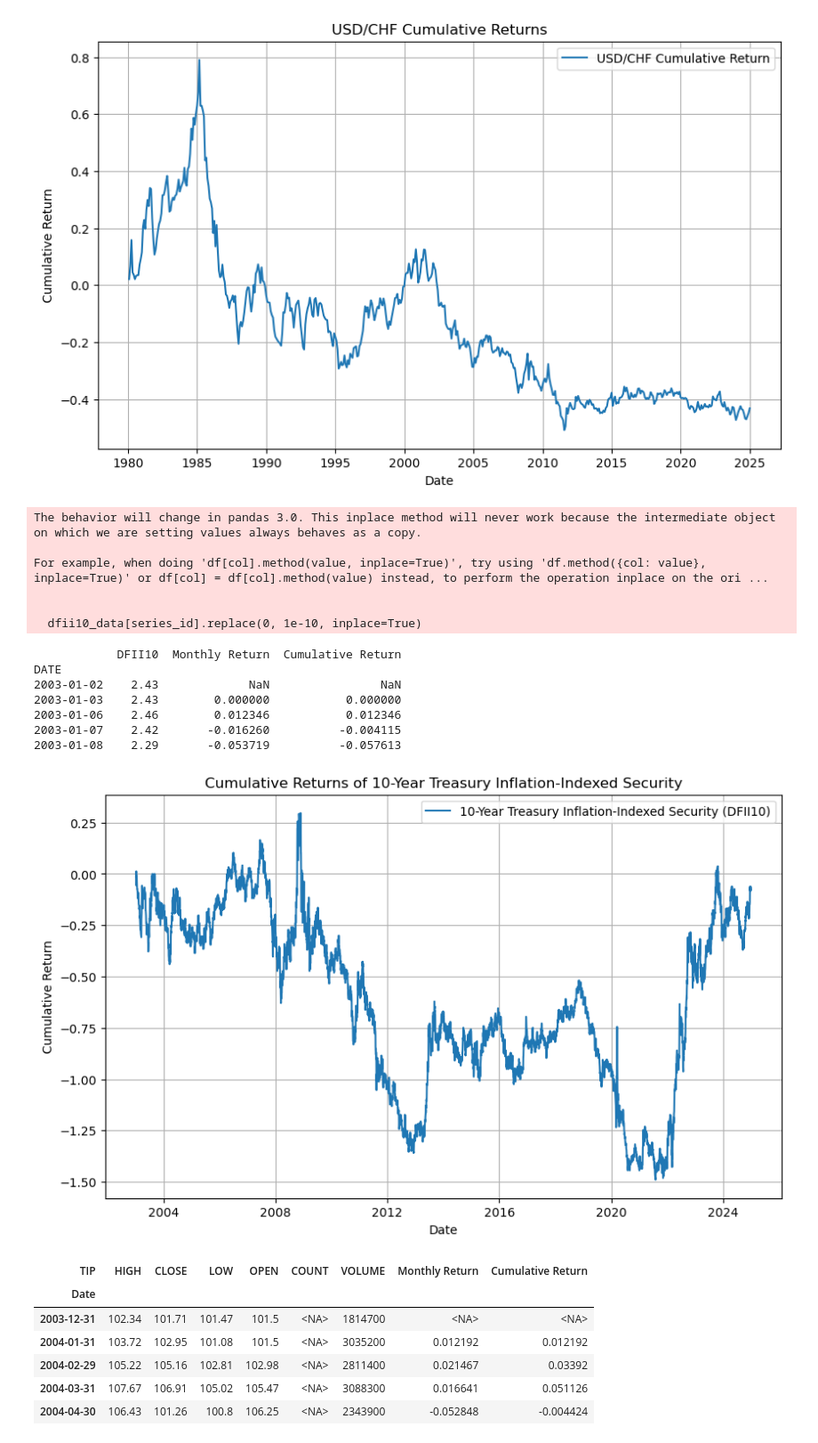
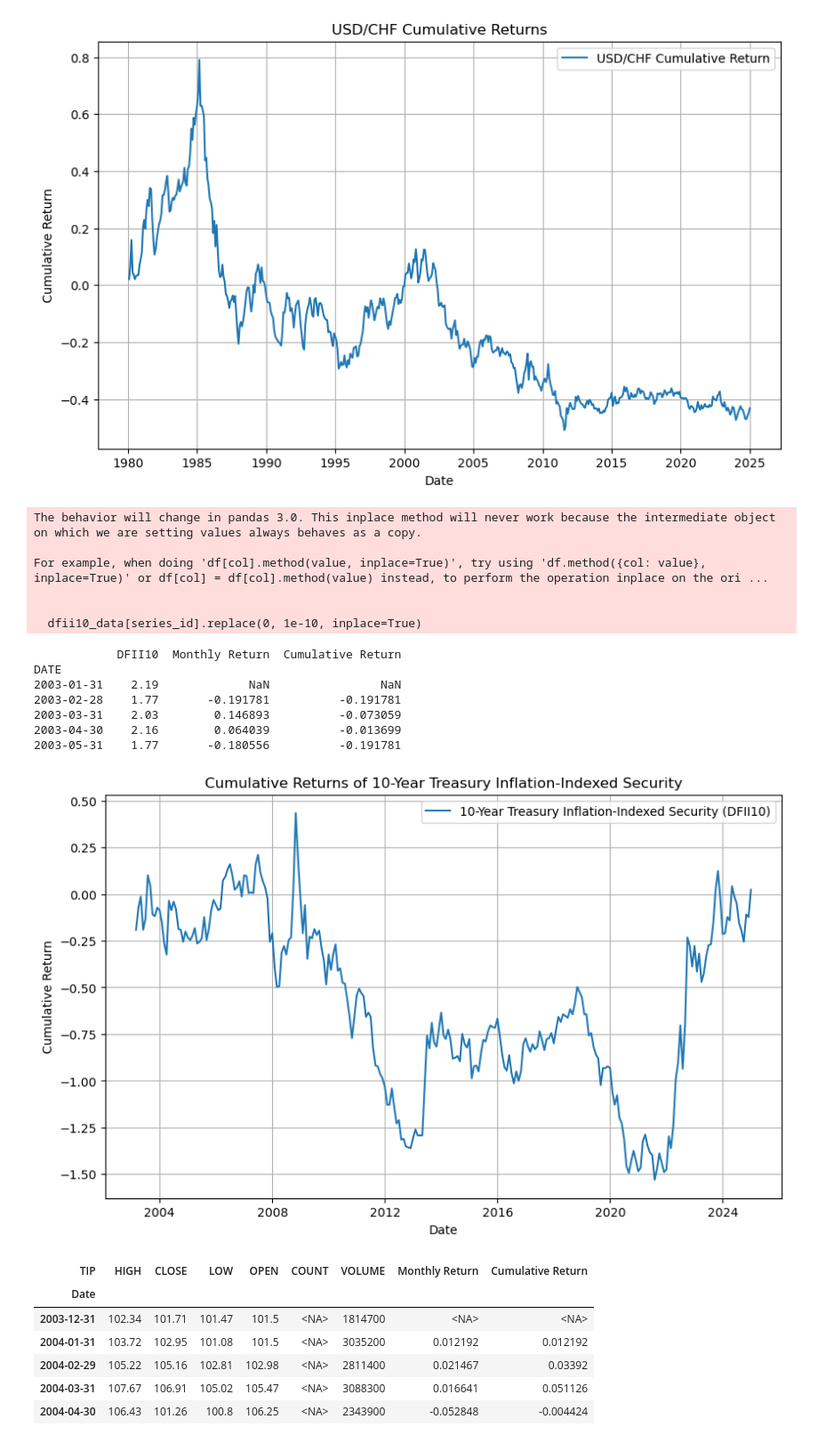
Before and after one commit to luispeixoto21/thesis, a Jupyter notebook: Python Code Thesis.ipynb, the cells around one changed output. Shown at 89% size. Drawn from its saved outputs; the diff is of its cells as text; code cells hidden in the pictures.

```diff
--- a/Python Code Thesis.ipynb
+++ b/Python Code Thesis.ipynb
@@ -1199,40 +1250,43 @@ dfii10_data = web.DataReader(series_id, 'fred', start_date, end_date)
 
 # Ensure the data is sorted by date
 dfii10_data.sort_index(inplace=True)
+
+# Resample to end-of-month data
+dfii10_data = dfii10_data.resample('M').last()
 
 # Replace 0 yields with a small value
 dfii10_data[series_id].replace(0, 1e-10, inplace=True)
 
 # Calculate Monthly Returns based on yield changes
 dfii10_data['Monthly Return'] = dfii10_data[series_id].pct_change()
 
 # Calculate Cumulative Returns
 dfii10_data['Cumulative Return'] = (1 + dfii10_data['Monthly Return']).cumprod() - 1
 
 # Display the first few rows of the data
 print(dfii10_data.head())
 
 # Plot the cumulative returns
 plt.figure(figsize=(10, 6))
 plt.plot(dfii10_data.index, dfii10_data['Cumulative Return'], label='10-Year Treasury Inflation-Indexed Security (DFII10)')
 plt.title('Cumulative Returns of 10-Year Treasury Inflation-Indexed Security')
 plt.xlabel('Date')
 plt.ylabel('Cumulative Return')
 plt.legend()
 plt.grid()
 plt.show()
 # %% [output]
 The behavior will change in pandas 3.0. This inplace method will never work because the intermediate object on which we are setting values always behaves as a copy.
 
 For example, when doing 'df[col].method(value, inplace=True)', try using 'df.method({col: value}, inplace=True)' or df[col] = df[col].method(value) instead, to perform the operation inplace on the ori ...
 
 
   dfii10_data[series_id].replace(0, 1e-10, inplace=True)
             DFII10  Monthly Return  Cumulative Return
 DATE
-2003-01-02    2.43             NaN                NaN
-2003-01-03    2.43        0.000000           0.000000
-2003-01-06    2.46        0.012346           0.012346
-2003-01-07    2.42       -0.016260          -0.004115
-2003-01-08    2.29       -0.053719          -0.057613
+2003-01-31    2.19             NaN                NaN
+2003-02-28    1.77       -0.191781          -0.191781
+2003-03-31    2.03        0.146893          -0.073059
+2003-04-30    2.16        0.064039          -0.013699
+2003-05-31    1.77       -0.180556          -0.191781
-[figure, old version]
+[figure, new version]
```
Also changed, not shown: parts of 34 cells of this notebook.
